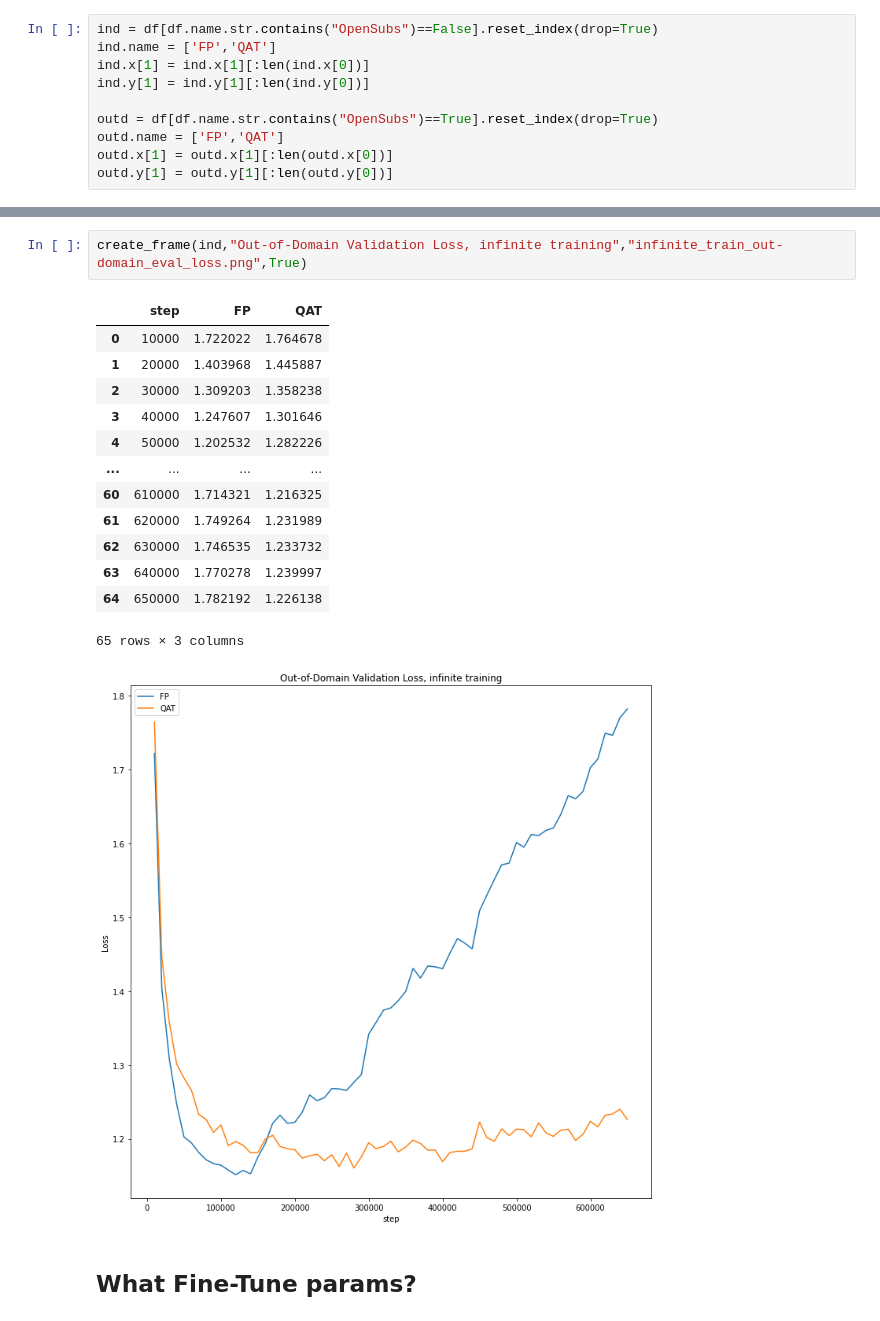
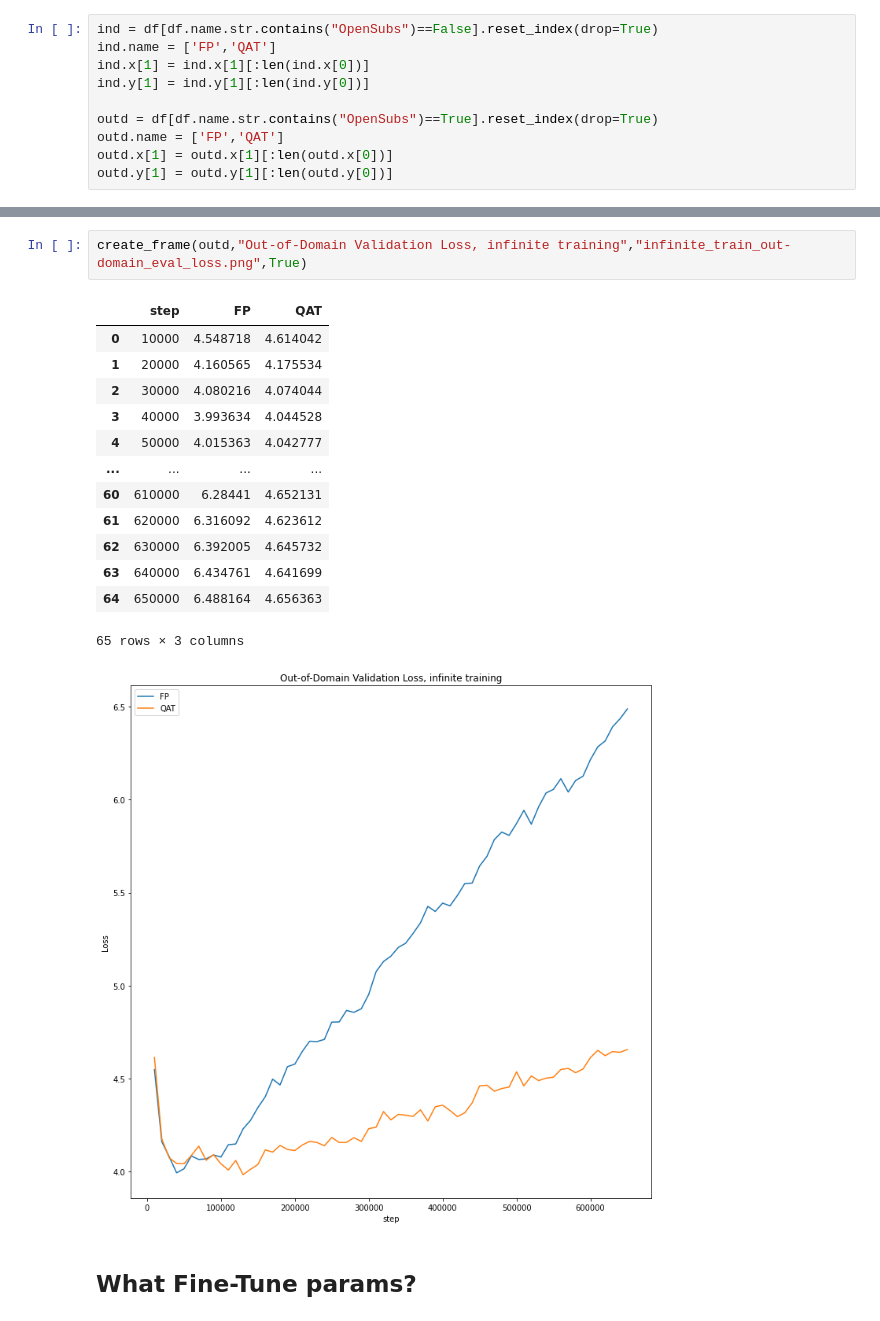
Before and after one commit to marekninja/master-results, a Jupyter notebook: vysledky.ipynb, the cells around one changed output, grey strips where cells are left out. Cells and saved outputs as stored; diff of their text form.

```diff
--- a/vysledky.ipynb
+++ b/vysledky.ipynb
@@ -335,22 +401,22 @@ create_frame(ind,"Validation Loss, infinite training","infinite_train_out-domain
 65 rows × 3 columns
 [figure]
 # %%
-create_frame(ind,"Out-of-Domain Validation Loss, infinite training","infinite_train_out-domain_eval_loss.png",True)
+create_frame(outd,"Out-of-Domain Validation Loss, infinite training","infinite_train_out-domain_eval_loss.png",True)
 # %% [output]
 |  | step | FP | QAT |
-| 0 | 10000 | 1.722022 | 1.764678 |
-| 1 | 20000 | 1.403968 | 1.445887 |
-| 2 | 30000 | 1.309203 | 1.358238 |
-| 3 | 40000 | 1.247607 | 1.301646 |
-| 4 | 50000 | 1.202532 | 1.282226 |
+| 0 | 10000 | 4.548718 | 4.614042 |
+| 1 | 20000 | 4.160565 | 4.175534 |
+| 2 | 30000 | 4.080216 | 4.074044 |
+| 3 | 40000 | 3.993634 | 4.044528 |
+| 4 | 50000 | 4.015363 | 4.042777 |
 | ... | ... | ... | ... |
-| 60 | 610000 | 1.714321 | 1.216325 |
-| 61 | 620000 | 1.749264 | 1.231989 |
-| 62 | 630000 | 1.746535 | 1.233732 |
-| 63 | 640000 | 1.770278 | 1.239997 |
-| 64 | 650000 | 1.782192 | 1.226138 |
+| 60 | 610000 | 6.28441 | 4.652131 |
+| 61 | 620000 | 6.316092 | 4.623612 |
+| 62 | 630000 | 6.392005 | 4.645732 |
+| 63 | 640000 | 6.434761 | 4.641699 |
+| 64 | 650000 | 6.488164 | 4.656363 |
 65 rows × 3 columns
-[figure, old version]
+[figure, new version]
 # %% [markdown]
 ## What Fine-Tune params?
 # %%
```
Also changed, not shown: parts of 24 cells of this notebook, 16 other files.
